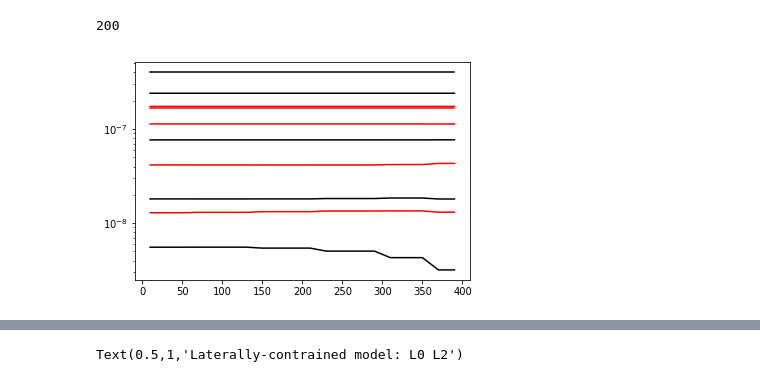
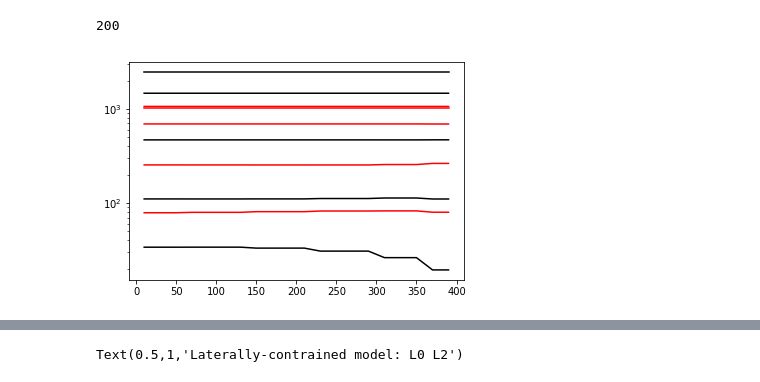
Before and after one commit to simpeg/simpegEM1D, a Jupyter notebook: notebooks/examples/Test_global_em1d_inversion.ipynb, the cells around one changed output, grey strips where cells are left out. Drawn from its saved outputs; the diff is of its cells as text; code cells hidden in the pictures.

```diff
--- a/notebooks/examples/Test_global_em1d_inversion.ipynb
+++ b/notebooks/examples/Test_global_em1d_inversion.ipynb
@@ -64,7 +64,7 @@ survey = GlobalEM1DSurveyFD(
     frequency = frequency,
     offset = np.ones_like(frequency) * 7.86,
     src_type = "VMD",
-    rx_type = "Hz",
+    rx_type = "ppm",
     field_type = 'secondary',
     topo = topo
 )
@@ -97,11 +97,11 @@ prob.n_sounding * survey.n_frequency * 2
 DOBS = dobs.reshape(( prob.n_sounding, 2, survey.n_frequency))
 # %%
 for i_freq in range(survey.n_frequency):
-    plt.semilogy(mesh.vectorCCx, -DOBS[:,0,i_freq], 'k')
+    plt.semilogy(mesh.vectorCCx, DOBS[:,0,i_freq], 'k')
 for i_freq in range(survey.n_frequency):
-    plt.semilogy(mesh.vectorCCx, -DOBS[:,1,i_freq], 'r')
+    plt.semilogy(mesh.vectorCCx, DOBS[:,1,i_freq], 'r')
 # %% [output]
-[figure, old version]
+[figure, new version]
 # %%
 from SimPEG import (
     Regularization, Directives, Inversion, InvProblem, Optimization, DataMisfit, Utils
```
Also changed, not shown: parts of 2 cells of this notebook, 3 other files.
